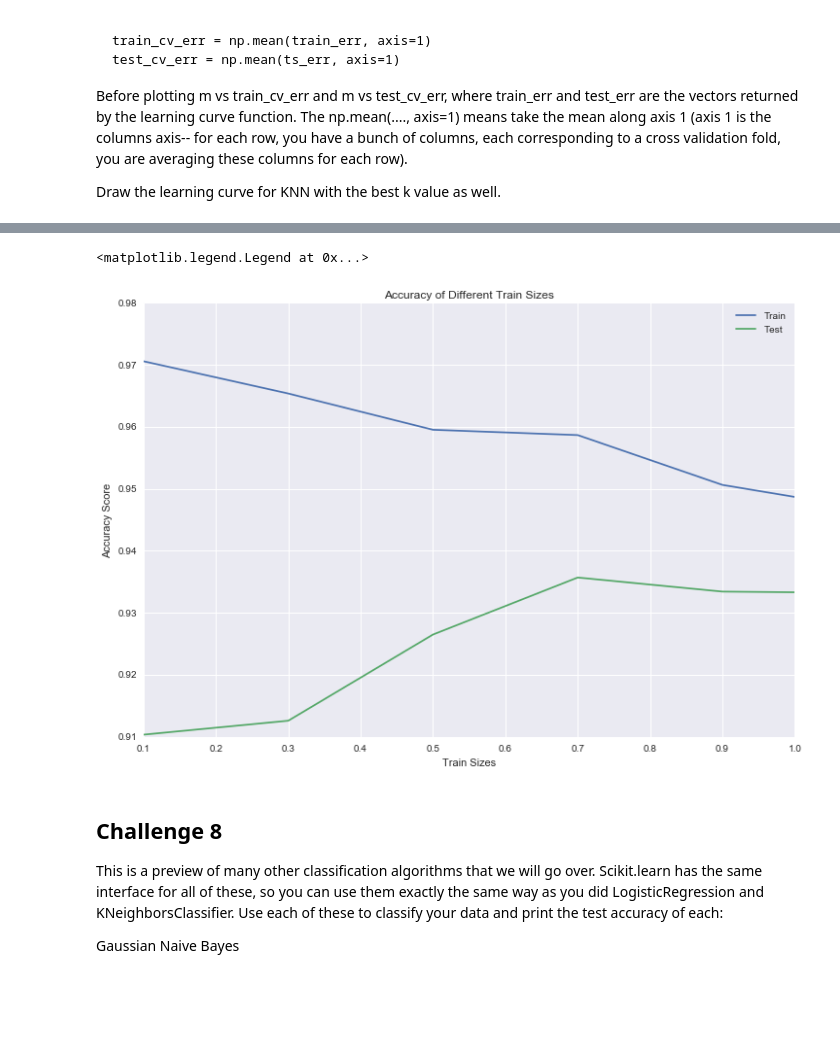
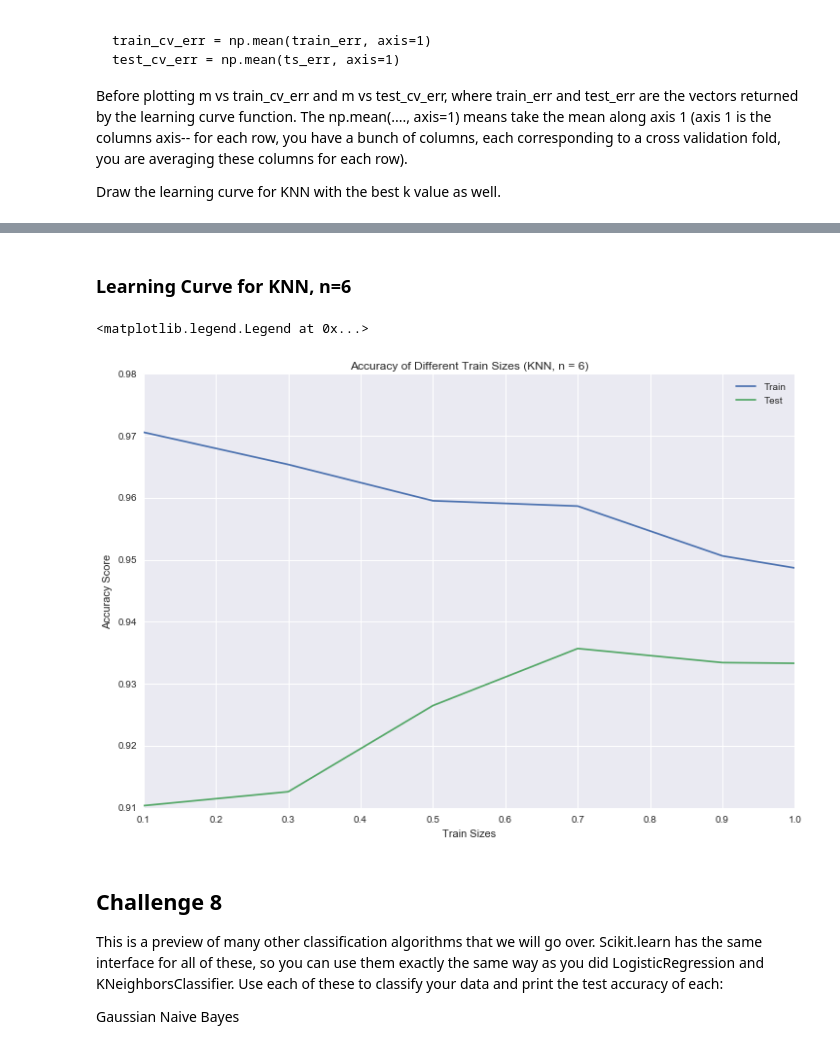
Before and after one commit to jpfreeley/ds, a Jupyter notebook: challenges/05-classification/ken_m/05_classification.ipynb, the cells around one changed output, grey strips where cells are left out. Cells and saved outputs as stored; diff of their text form; code cells hidden in the pictures; blank space fills up the shorter version.

```diff
--- a/challenges/05-classification/ken_m/05_classification.ipynb
+++ b/challenges/05-classification/ken_m/05_classification.ipynb
@@ -232,3 +253,5 @@ train_sizes = [ 0.1, 0.3, 0.5, 0.7, 0.9, 1]
+# %% [markdown]
+### Learning Curve for KNN, n=6
 # %%
 train_sizes_abs, train_err, test_err = learning_curve(KNeighborsClassifier(n_neighbors=6), congressional_data[vote_cols], congressional_data.Party, train_sizes=train_sizes, cv=5)
 # %%
@@ -237,17 +260,17 @@ test_cv_err = np.mean(test_err, axis=1)
 # %%
 fig,ax = plt.subplots()
 
 ax.plot(train_sizes, train_cv_err, label='Train')
 ax.plot(train_sizes, test_cv_err, label='Test')
 
 fig.set_size_inches(12, 8, forward=True)
 plt.xlabel('Train Sizes')
 plt.ylabel('Accuracy Score')
-plt.title('Accuracy of Different Train Sizes')
+plt.title('Accuracy of Different Train Sizes (KNN, n = 6)')
 plt.legend(loc='best')
 # %% [output]
 <matplotlib.legend.Legend at 0x...>
-[figure, old version]
+[figure, new version]
 # %% [markdown]
 ## Challenge 8
 
```
Also changed, not shown: parts of 8 cells of this notebook.
